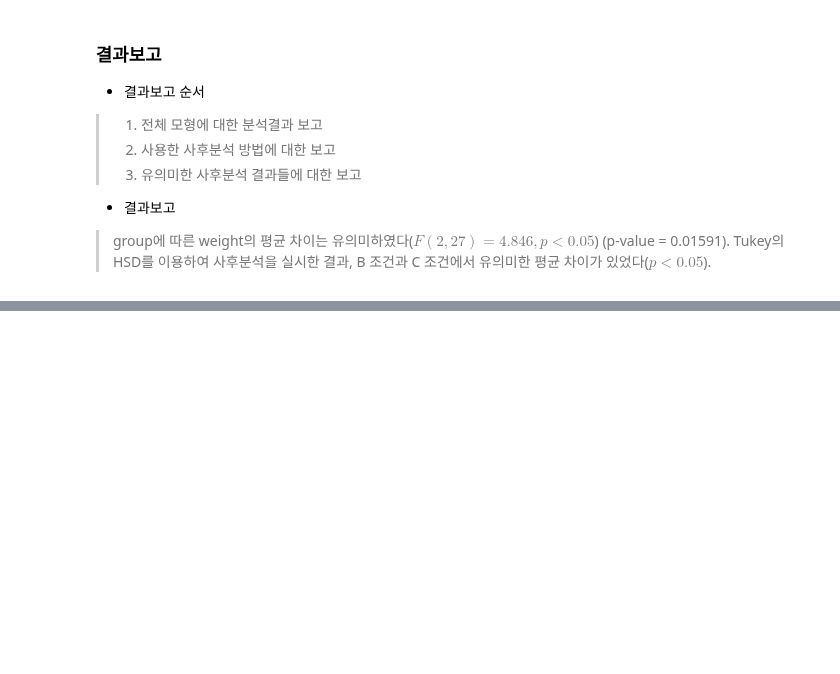
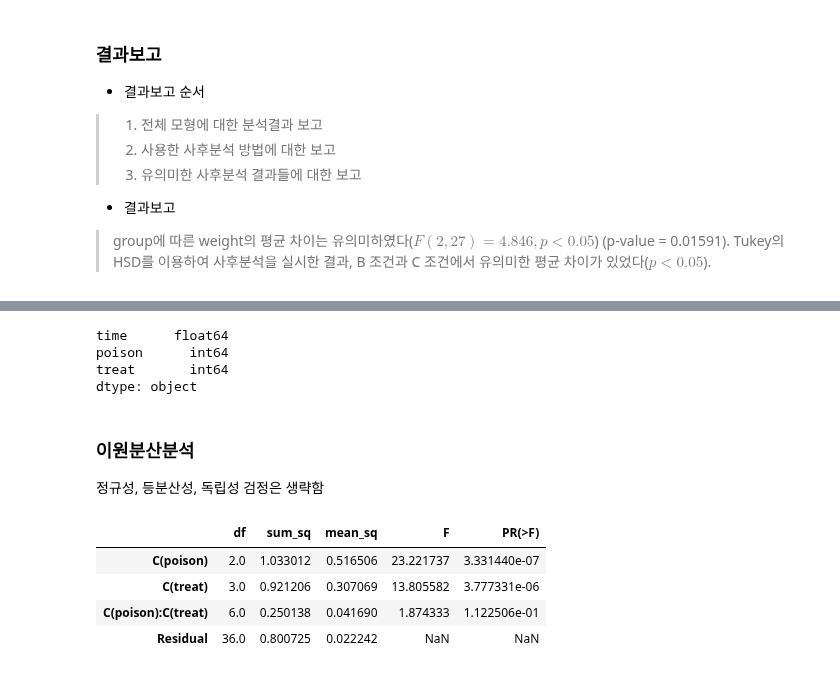
Before and after one commit to jaekim3220/jupyter, a Jupyter notebook: E. 확증적 데이터 분석(CDA)/02. 두 변수간의 차이 분석/09-사후분석.ipynb, the cells around one changed output, grey strips where cells are left out. Cells and saved outputs as stored; diff of their text form; code cells hidden in the pictures; blank space fills up the shorter version.

```diff
--- a/E. 확증적 데이터 분석(CDA)/02. 두 변수간의 차이 분석/09-사후분석.ipynb
+++ b/E. 확증적 데이터 분석(CDA)/02. 두 변수간의 차이 분석/09-사후분석.ipynb
@@ -189,0 +240,21 @@ anova_lm(model)
+# %%
+df2.dtypes
+# %% [output]
+time      float64
+poison      int64
+treat       int64
+dtype: object
+# %% [markdown]
+### 이원분산분석
+
+정규성, 등분산성, 독립성 검정은 생략함
+# %%
+#model = ols('time ~ C(poison) + C(treat) + C(poison):C(treat)', data=df).fit()
+model = ols('time ~ C(poison) * C(treat)', data=df).fit()
+anova_lm(model)
+# %% [output]
+|  | df | sum_sq | mean_sq | F | PR(>F) |
+| C(poison) | 2.0 | 1.033012 | 0.516506 | 23.221737 | 3.331440e-07 |
+| C(treat) | 3.0 | 0.921206 | 0.307069 | 13.805582 | 3.777331e-06 |
+| C(poison):C(treat) | 6.0 | 0.250138 | 0.041690 | 1.874333 | 1.122506e-01 |
+| Residual | 36.0 | 0.800725 | 0.022242 | NaN | NaN |
```
Also changed, not shown: parts of 16 cells of this notebook, 3 other files.
